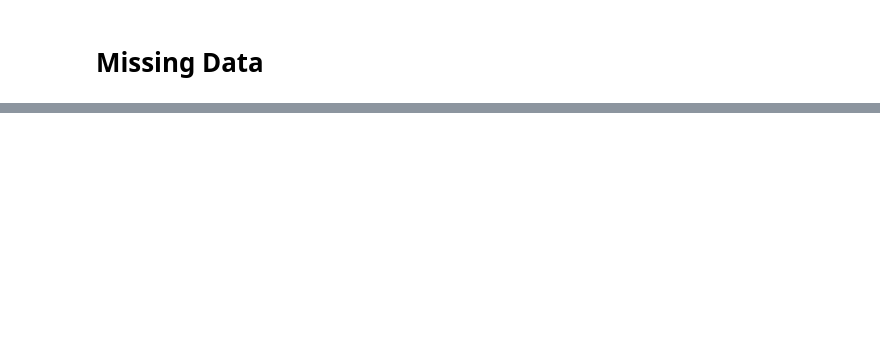
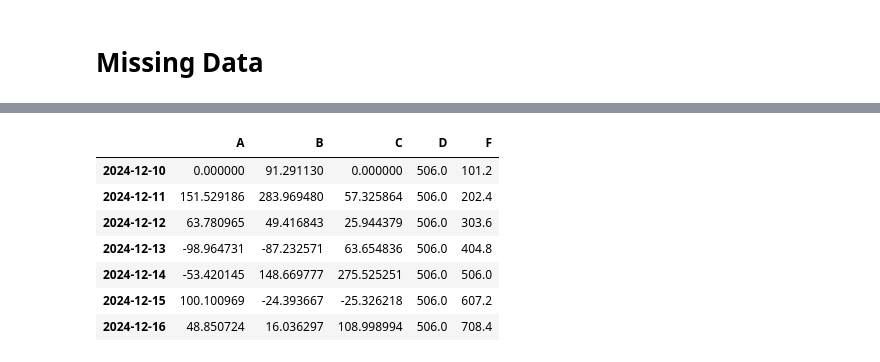
Before and after one commit to Ezrio1/playground, a Jupyter notebook: pandas/ten_m_pandas.ipynb, the cells around one changed output, grey strips where cells are left out. Saved outputs shown, nothing was run; the diff lists cells and outputs as text; code cells hidden in the pictures; blank space fills up the shorter version.

```diff
--- a/pandas/ten_m_pandas.ipynb
+++ b/pandas/ten_m_pandas.ipynb
@@ -368,0 +452,11 @@ df2
+# %%
+df.transform(lambda x : x * 101.2)
+# %% [output]
+|  | A | B | C | D | F |
+| 2024-12-10 | 0.000000 | 91.291130 | 0.000000 | 506.0 | 101.2 |
+| 2024-12-11 | 151.529186 | 283.969480 | 57.325864 | 506.0 | 202.4 |
+| 2024-12-12 | 63.780965 | 49.416843 | 25.944379 | 506.0 | 303.6 |
+| 2024-12-13 | -98.964731 | -87.232571 | 63.654836 | 506.0 | 404.8 |
+| 2024-12-14 | -53.420145 | 148.669777 | 275.525251 | 506.0 | 506.0 |
+| 2024-12-15 | 100.100969 | -24.393667 | -25.326218 | 506.0 | 607.2 |
+| 2024-12-16 | 48.850724 | 16.036297 | 108.998994 | 506.0 | 708.4 |
```
Also changed, not shown: parts of 31 cells of this notebook, 3 other files.
